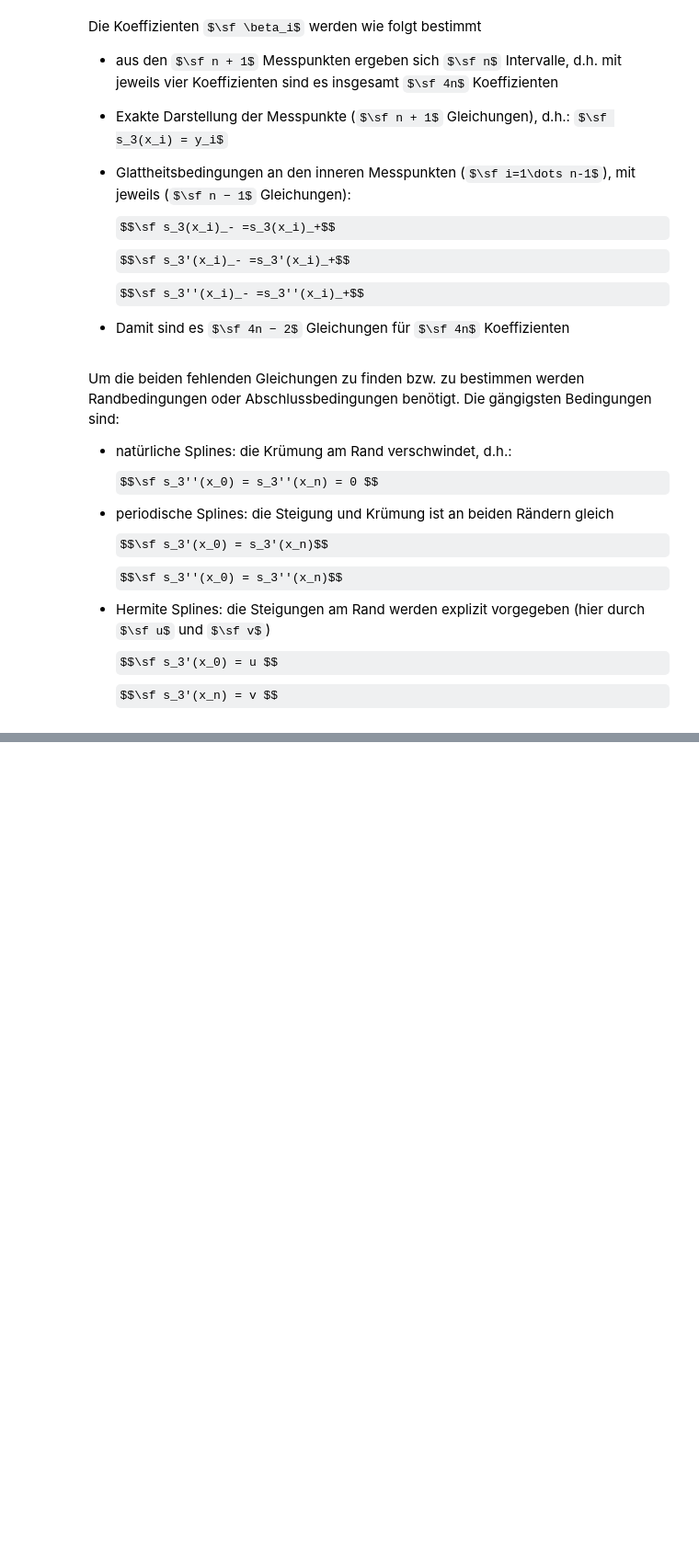
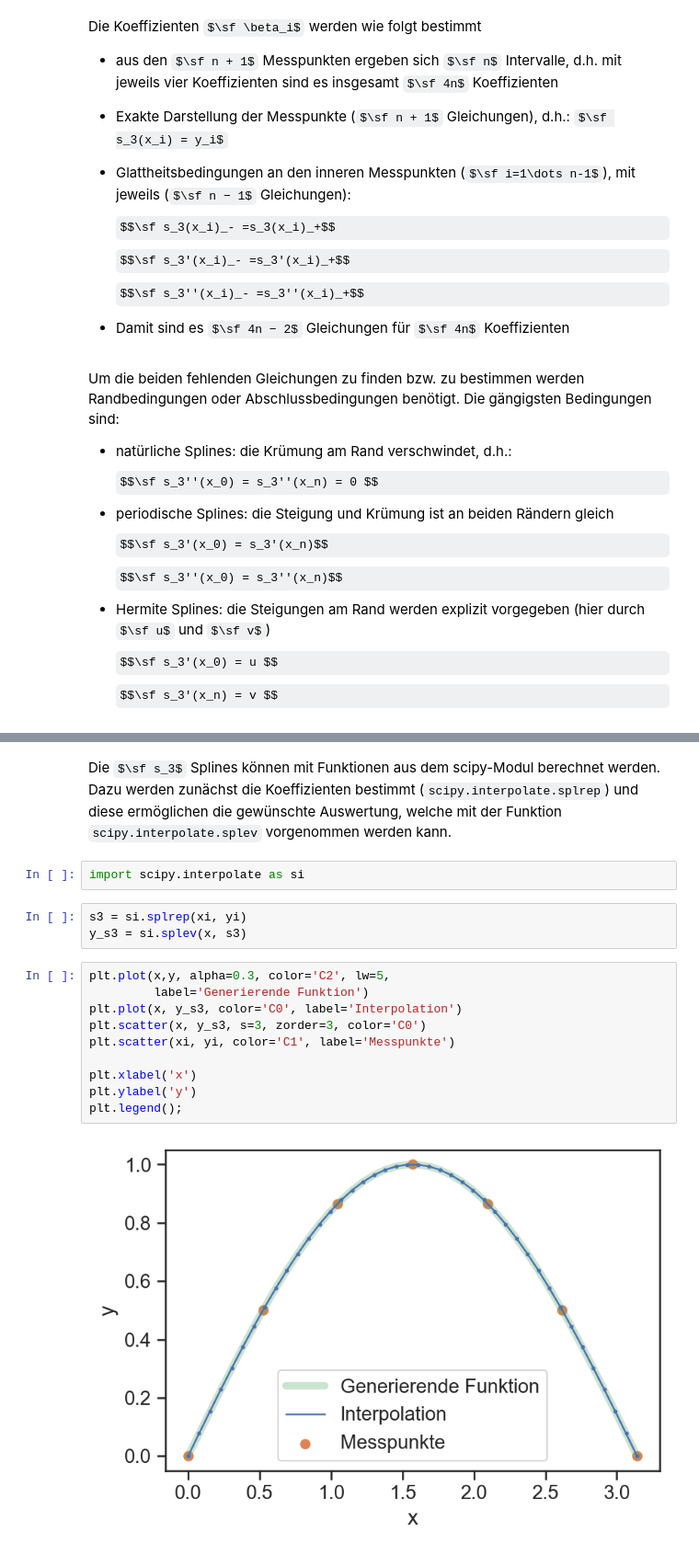
Before and after one commit to lu-kas/Vorlesung_Ingenieurinformatik, a Jupyter notebook: Content/Script/03_datenanalyse/0333_splines.ipynb, the cells around one changed output, grey strips where cells are left out. Shown at 92% size. Cells and saved outputs as stored; diff of their text form; some formulas as TeX source; blank space fills up the shorter version.

```diff
--- a/Content/Script/03_datenanalyse/0333_splines.ipynb
+++ b/Content/Script/03_datenanalyse/0333_splines.ipynb
@@ -44,0 +86,19 @@ $$\sf s_3'(x_n) = v $$
+# %% [markdown]
+Die $\sf s_3$ Splines können mit Funktionen aus dem scipy-Modul berechnet werden. Dazu werden zunächst die Koeffizienten bestimmt (`scipy.interpolate.splrep`) und diese ermöglichen die gewünschte Auswertung, welche mit der Funktion `scipy.interpolate.splev` vorgenommen werden kann.
+# %%
+import scipy.interpolate as si
+# %%
+s3 = si.splrep(xi, yi)
+y_s3 = si.splev(x, s3)
+# %%
+plt.plot(x,y, alpha=0.3, color='C2', lw=5,
+         label='Generierende Funktion')
+plt.plot(x, y_s3, color='C0', label='Interpolation')
+plt.scatter(x, y_s3, s=3, zorder=3, color='C0')
+plt.scatter(xi, yi, color='C1', label='Messpunkte')
+
+plt.xlabel('x')
+plt.ylabel('y')
+plt.legend();
+# %% [output]
+[figure, added]
```
Also changed, not shown: parts of 8 cells of this notebook.
